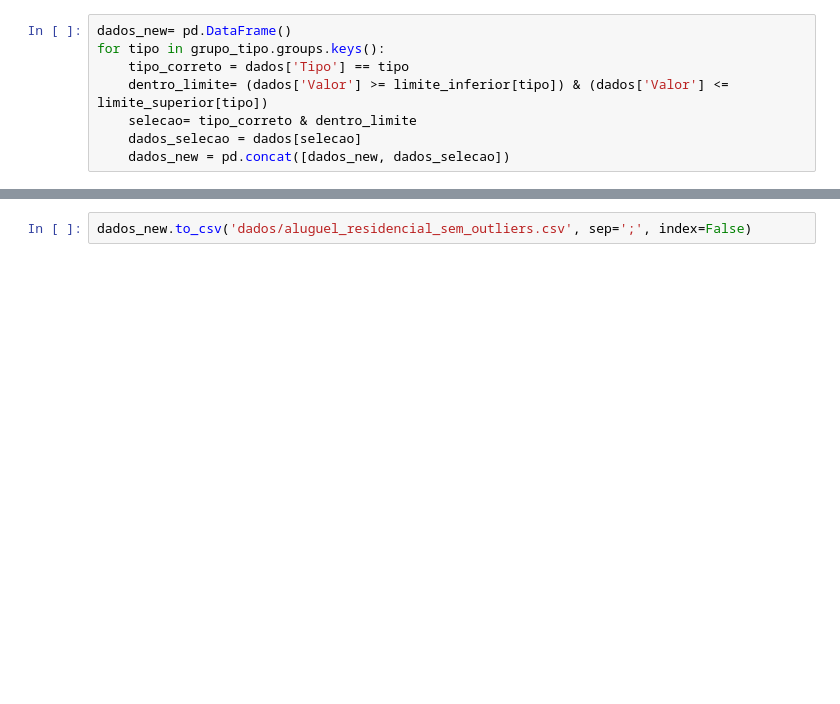
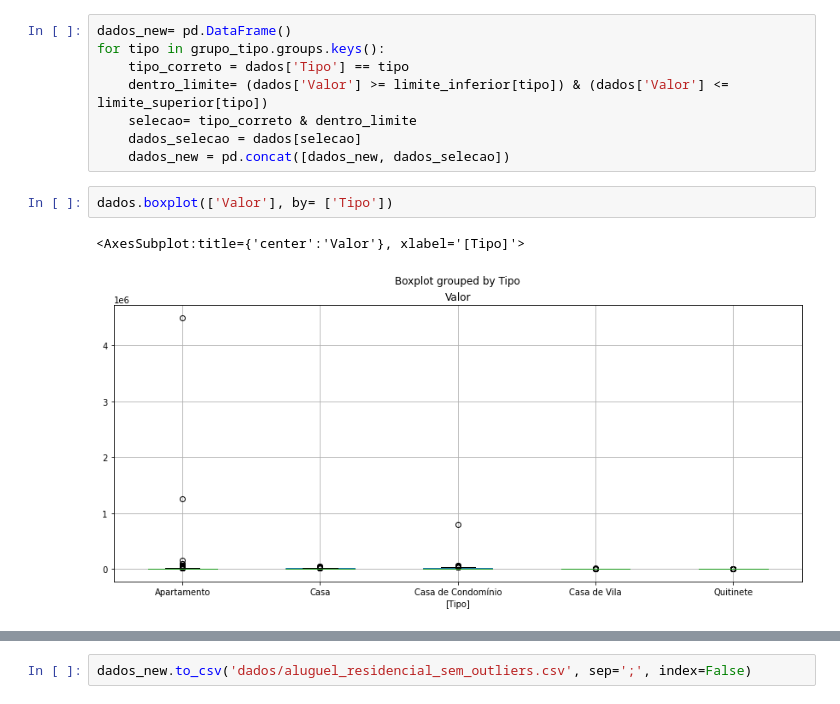
Before and after one commit to MarnieGrenat/Cursos-Alura, a Jupyter notebook: Data Science/Pandas/Identificando e Removendo Outliers.ipynb, the cells around one changed output, grey strips where cells are left out. Saved outputs shown, nothing was run; the diff lists cells and outputs as text; blank space fills up the shorter version.

```diff
--- a/Data Science/Pandas/Identificando e Removendo Outliers.ipynb
+++ b/Data Science/Pandas/Identificando e Removendo Outliers.ipynb
@@ -149,6 +188,11 @@ for tipo in grupo_tipo.groups.keys():
     selecao= tipo_correto & dentro_limite
     dados_selecao = dados[selecao]
     dados_new = pd.concat([dados_new, dados_selecao])
+# %%
+dados.boxplot(['Valor'], by= ['Tipo'])
+# %% [output]
+<AxesSubplot:title={'center':'Valor'}, xlabel='[Tipo]'>
+[figure, added]
 # %%
 dados_new.boxplot(['Valor'], by= ['Tipo'])
 # %% [output]
```
Also changed, not shown: parts of 10 cells of this notebook, 4 other files.
